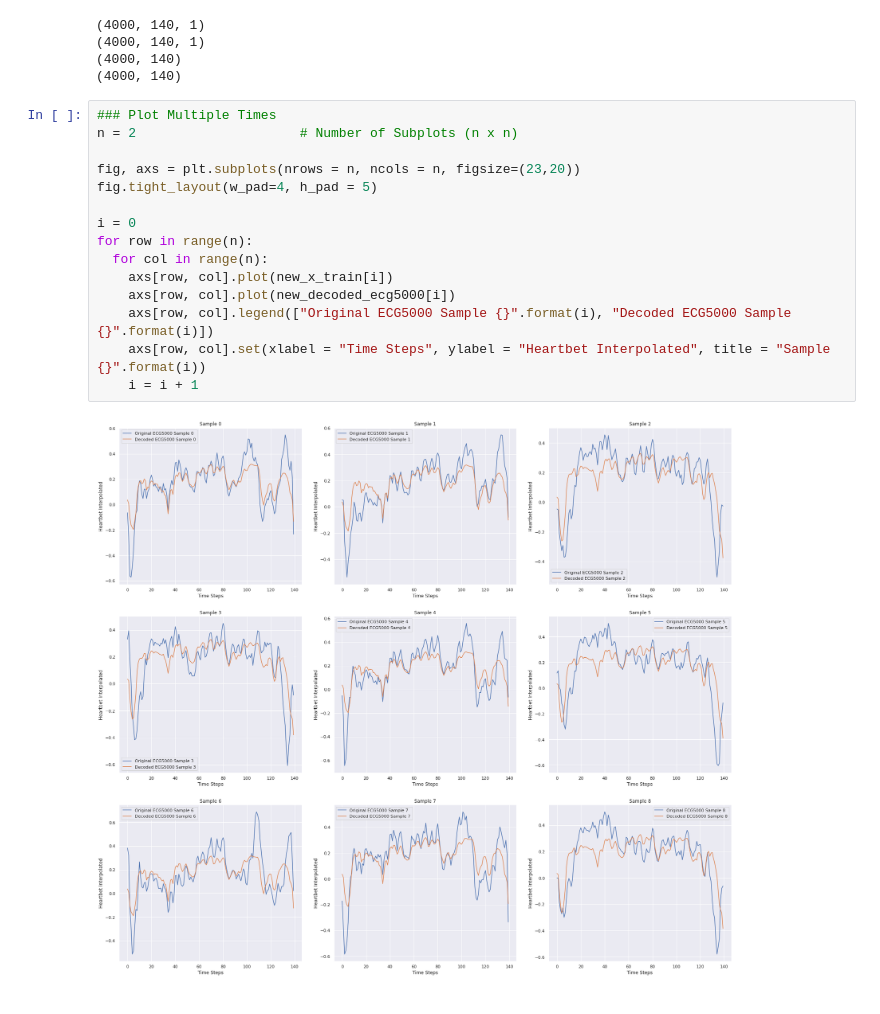
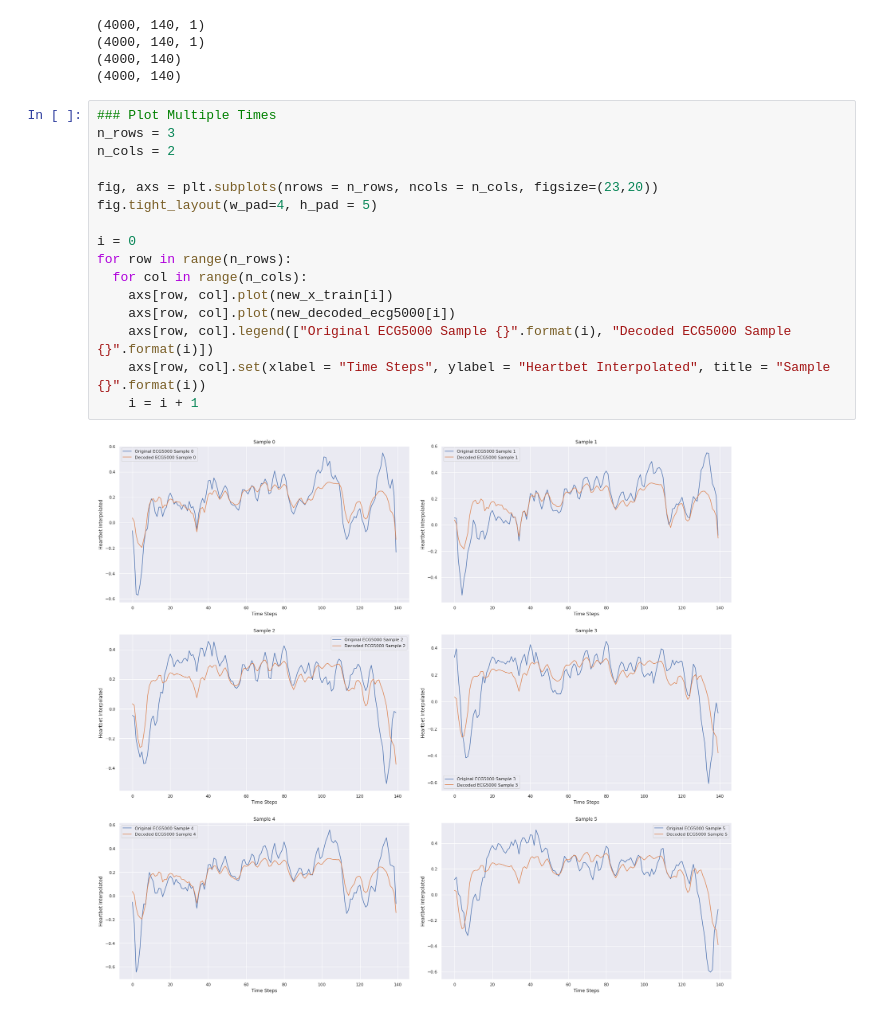
Before and after one commit to nina-prog/sem-data-analysis-VAE, a Jupyter notebook: VAE_v1_2.ipynb, the cells around one changed output. Saved outputs shown, nothing was run; the diff lists cells and outputs as text.

```diff
--- a/VAE_v1_2.ipynb
+++ b/VAE_v1_2.ipynb
@@ -178,18 +178,19 @@ print(new_decoded_ecg5000.shape)
 (4000, 140)
 # %%
 ### Plot Multiple Times
-n = 2                     # Number of Subplots (n x n)
+n_rows = 3
+n_cols = 2
 
-fig, axs = plt.subplots(nrows = n, ncols = n, figsize=(23,20))
+fig, axs = plt.subplots(nrows = n_rows, ncols = n_cols, figsize=(23,20))
 fig.tight_layout(w_pad=4, h_pad = 5)
 
 i = 0
-for row in range(n):
-  for col in range(n):
+for row in range(n_rows):
+  for col in range(n_cols):
     axs[row, col].plot(new_x_train[i])
     axs[row, col].plot(new_decoded_ecg5000[i])
     axs[row, col].legend(["Original ECG5000 Sample {}".format(i), "Decoded ECG5000 Sample {}".format(i)])
     axs[row, col].set(xlabel = "Time Steps", ylabel = "Heartbet Interpolated", title = "Sample {}".format(i))
     i = i + 1
 # %% [output]
-[figure, old version]
+[figure, new version]
```
